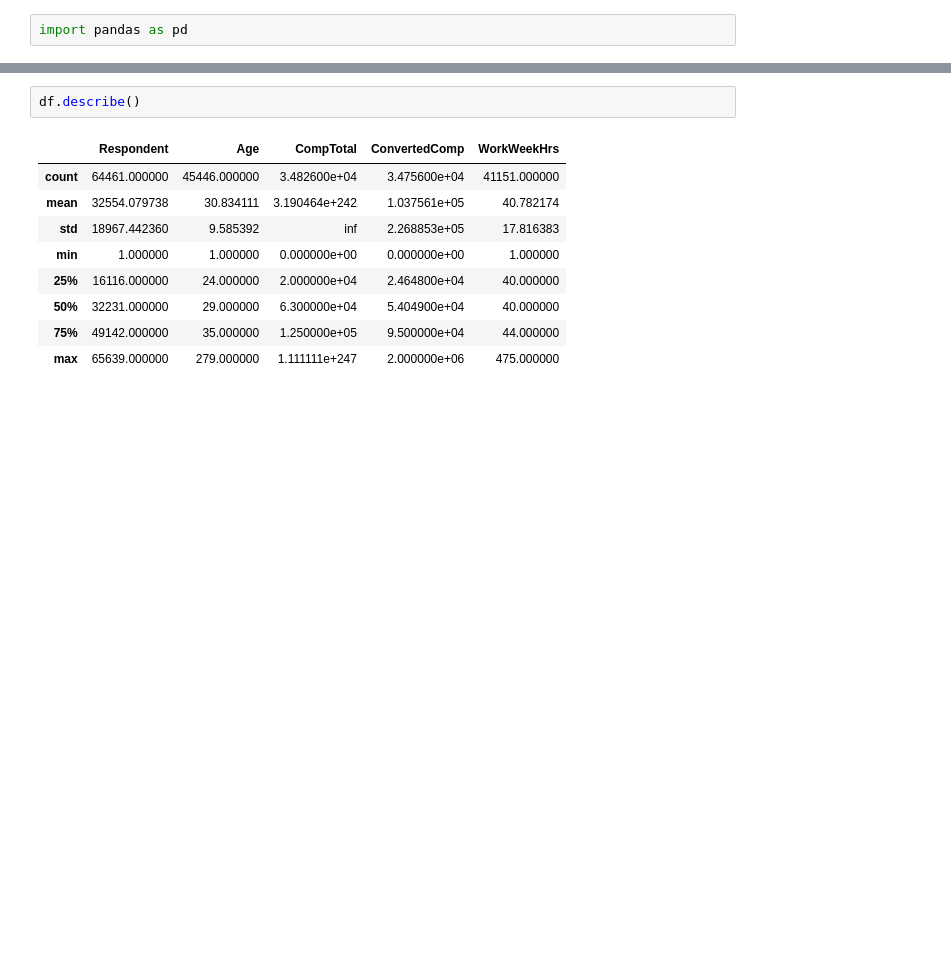
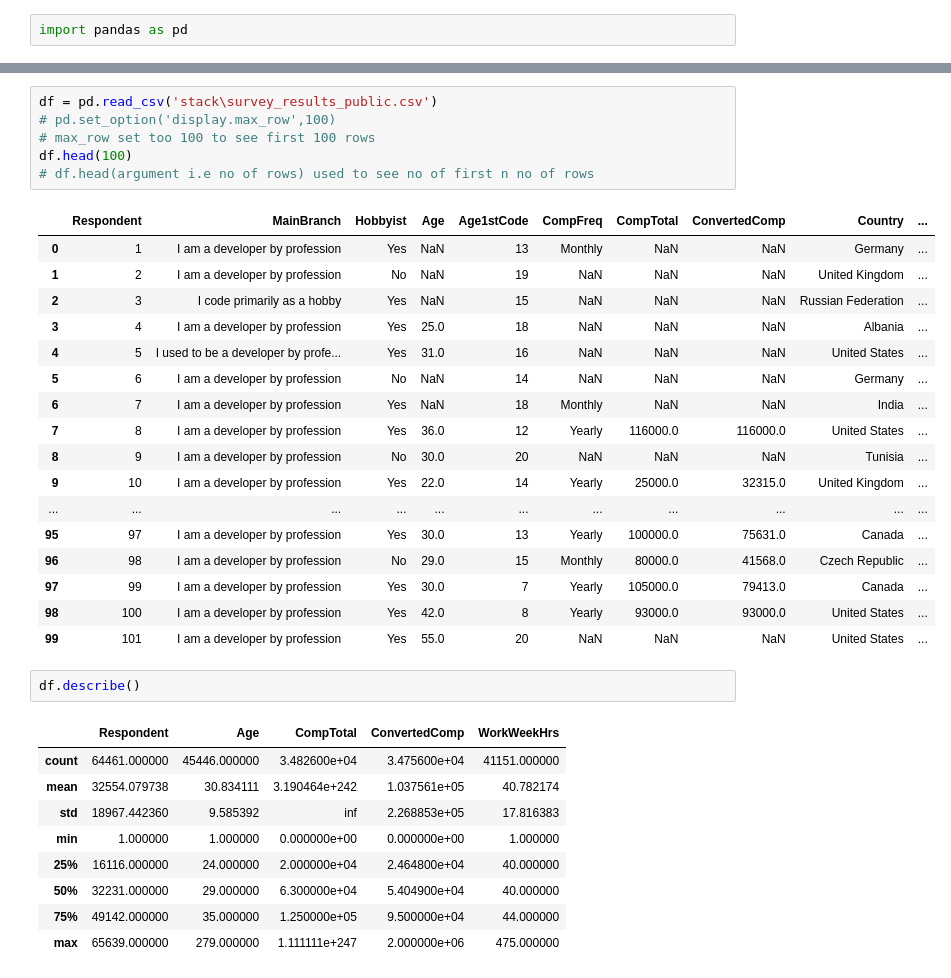
Before and after one commit to Malaya2184/PY100, a Jupyter notebook: stackoverflow/stack_analysis.ipynb, the cells around one changed output, grey strips where cells are left out. Cells and saved outputs as stored; diff of their text form; blank space fills up the shorter version.

```diff
--- a/stackoverflow/stack_analysis.ipynb
+++ b/stackoverflow/stack_analysis.ipynb
@@ -20,3 +3,27 @@ df
+# %%
+df = pd.read_csv('stack\survey_results_public.csv')
+# pd.set_option('display.max_row',100)
+# max_row set too 100 to see first 100 rows
+df.head(100)
+# df.head(argument i.e no of rows) used to see no of first n no of rows
+# %% [output]
+|  | Respondent | MainBranch | Hobbyist | Age | Age1stCode | CompFreq | CompTotal | ConvertedComp | Country | ... |
+| 0 | 1 | I am a developer by profession | Yes | NaN | 13 | Monthly | NaN | NaN | Germany | ... |
+| 1 | 2 | I am a developer by profession | No | NaN | 19 | NaN | NaN | NaN | United Kingdom | ... |
+| 2 | 3 | I code primarily as a hobby | Yes | NaN | 15 | NaN | NaN | NaN | Russian Federation | ... |
+| 3 | 4 | I am a developer by profession | Yes | 25.0 | 18 | NaN | NaN | NaN | Albania | ... |
+| 4 | 5 | I used to be a developer by profe... | Yes | 31.0 | 16 | NaN | NaN | NaN | United States | ... |
+| 5 | 6 | I am a developer by profession | No | NaN | 14 | NaN | NaN | NaN | Germany | ... |
+| 6 | 7 | I am a developer by profession | Yes | NaN | 18 | Monthly | NaN | NaN | India | ... |
+| 7 | 8 | I am a developer by profession | Yes | 36.0 | 12 | Yearly | 116000.0 | 116000.0 | United States | ... |
+| 8 | 9 | I am a developer by profession | No | 30.0 | 20 | NaN | NaN | NaN | Tunisia | ... |
+| 9 | 10 | I am a developer by profession | Yes | 22.0 | 14 | Yearly | 25000.0 | 32315.0 | United Kingdom | ... |
+| ... | ... | ... | ... | ... | ... | ... | ... | ... | ... | ... |
+| 95 | 97 | I am a developer by profession | Yes | 30.0 | 13 | Yearly | 100000.0 | 75631.0 | Canada | ... |
+| 96 | 98 | I am a developer by profession | No | 29.0 | 15 | Monthly | 80000.0 | 41568.0 | Czech Republic | ... |
+| 97 | 99 | I am a developer by profession | Yes | 30.0 | 7 | Yearly | 105000.0 | 79413.0 | Canada | ... |
+| 98 | 100 | I am a developer by profession | Yes | 42.0 | 8 | Yearly | 93000.0 | 93000.0 | United States | ... |
+| 99 | 101 | I am a developer by profession | Yes | 55.0 | 20 | NaN | NaN | NaN | United States | ... |
 # %%
 df.describe()
 # %% [output]
```
Also changed, not shown: parts of 1 cell of this notebook.
